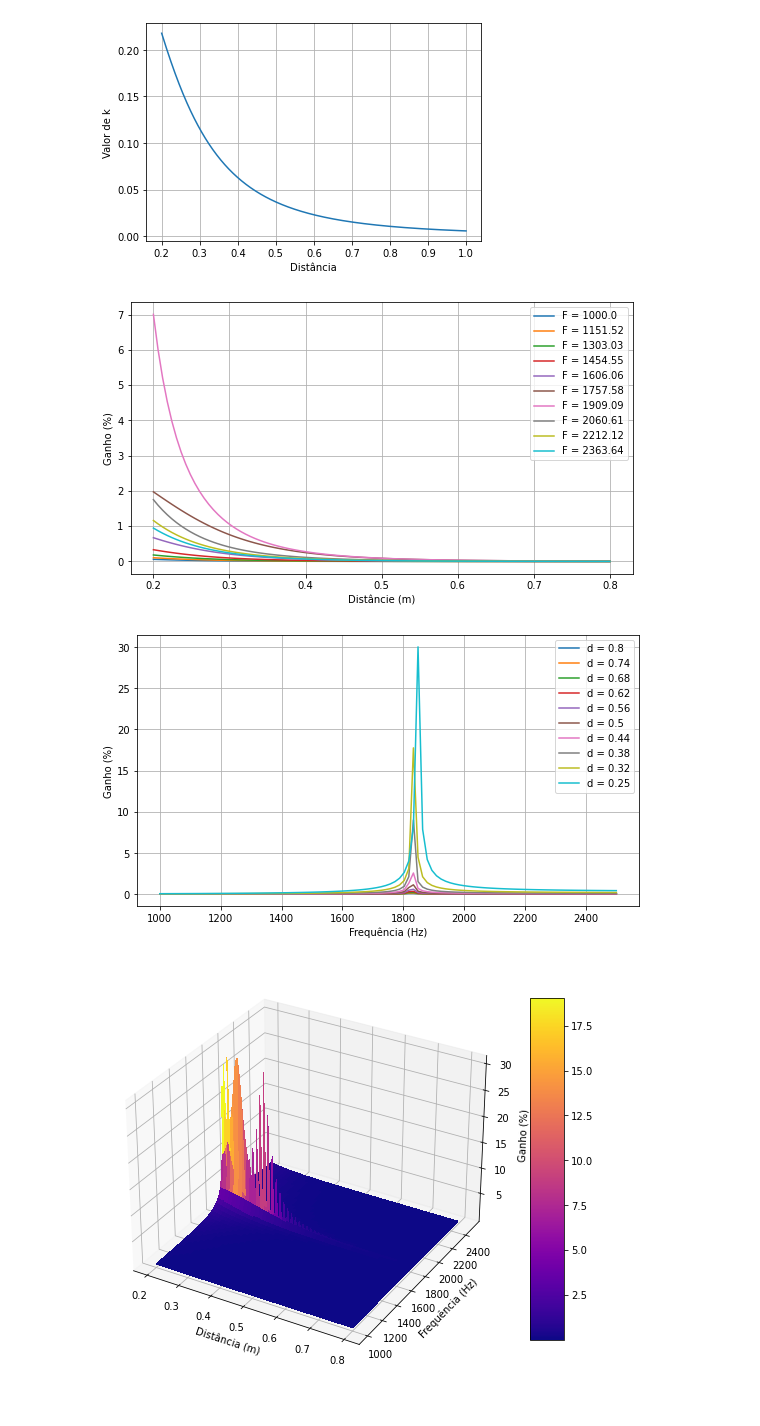
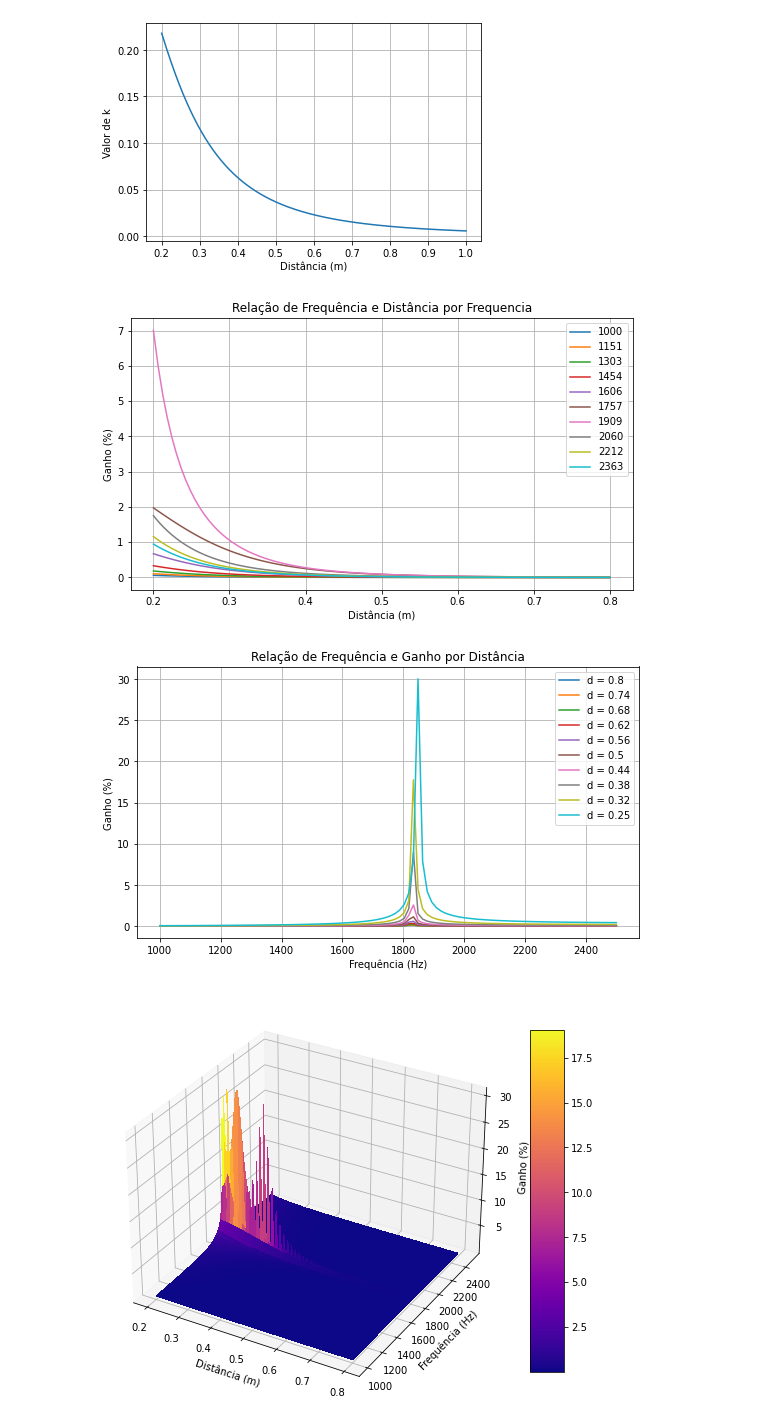
Before and after one commit to DualStream799/Wireless-Power-Transfer-Simulation, a Jupyter notebook: WPT-Simulation.ipynb, the cells around one changed output. Drawn from its saved outputs; the diff is of its cells as text; code cells hidden in the pictures.

Commit message:
plot figures added

```diff
--- a/WPT-Simulation.ipynb
+++ b/WPT-Simulation.ipynb
@@ -180,6 +196,6 @@ plt.show()
 # %%
-def wireless_power_plant(k, w):
-    V = 110        # Tensão da fonte (V)
+def wireless_power_plant(k, w, return_gain=True):
+    V = 15         # Tensão de alimentação da fonte (V)
     L = 300e-3     # Indutor
     C = 1e-6       # Capacitor
 
@@ -187,6 +203,7 @@ def wireless_power_plant(k, w):
     radius = 0.20                # Raio da bobina (m)
     resistivity = 0.025          # Resistividade do fio da bobina (Ohm/m)
     R = 2*pi*radius*resistivity  # Resistencia da bobnia (Ohm)
+
     # Phasorial Representation of all components:
     XR1 = Z_R(R)     # Ohm
     XR2 = Z_R(R)     # Ohm
@@ -213,25 +230,22 @@ def wireless_power_plant(k, w):
     Prc = abs(power(XRC*Irc, Irc))
 
     G = Prc/Pf
-    return G
+    if not return_gain:
+        return abs(I2*XRC)
+    else:
+        return G
 # %%
 def self_inductance(N, R, mi0):
-    # flux = i*pi*e**(-pi) * (4*e**pi + (2**(3/2) - 1)*e**(2**(3/2)) + 1 )*N*R*mi0
-    # return flux/i
-
-    # flux = (i*pi*e**(-pi) * (2**(11/2)*e**pi + (32-2**(7/2))*e**(2**(3/2)) + 2**(7/2) )*N*R*mi0)/(2**(13/2))
     return (pi*e**(-pi) * (2**(11/2)*e**pi + (32-2**(7/2))*e**(2**(3/2)) + 2**(7/2) )*N*R*mi0)/(2**(13/2))
 
-def indutanciaMutua(N,R,mi0,d):
-    # flux=(i1*pi*N*R**2*d*(sqrt(d**2+R**2)-d)*mi0)/((d**2+R**2)**(3/2))
-    # return flux/i1
+def mutual_inductance(N,R,mi0,d):
     return (pi*N*R**2*d*(sqrt(d**2+R**2)-d)*mi0)/((d**2+R**2)**(3/2))
 
 def calcula_k(M,L1,L2):
     return M/sqrt(L1*L2)
 
-def distance_to_k(N, R, mi0, d):
-    m = indutanciaMutua(N,R,mi0,d)
+def convert_d_to_k(N, R, mi0, d):
+    m = mutual_inductance(N,R,mi0,d)
     L1 = self_inductance(N,R,mi0)
     L2 = self_inductance(N,R,mi0)
     k = calcula_k(m,L1,L2)
@@ -242,15 +256,16 @@ N=200
 mi0=4*pi*10e-7
 
 lista_d = np.linspace(R,1,1000)
-lista_k = [ distance_to_k(N, R, mi0, d) for d in lista_d ]
+lista_k = [ convert_d_to_k(N, R, mi0, d) for d in lista_d ]
+plt.plot(lista_d,lista_k)
 
-plt.plot(lista_d,lista_k)
-plt.xlabel("Distância")
+plt.title("")
+plt.xlabel("Distância (m)")
 plt.ylabel("Valor de k")
 plt.grid()
 plt.show()
 # %% [output]
-[figure, old version]
+[figure, new version]
 # %%
 R = 0.2
 N = 200
@@ -262,36 +277,46 @@ lista_w = np.linspace(1000, 2500, 100)
 lista_k = [ distance_to_k(N, R, mi0, d) for d in lista_d ]
 
 matrix_G = np.zeros( (len(lista_w), len(lista_k)) )
+matrix_P = np.zeros( (len(lista_w), len(lista_k)) )
 
 for idx_w in range(len(lista_w)):
     for idx_k in range(len(lista_k)):
         matrix_G[idx_w, idx_k] = wireless_power_plant(lista_k[idx_k], lista_w[idx_w])
+        matrix_P[idx_w, idx_k] = wireless_power_plant(lista_k[idx_k], lista_w[idx_w], return_gain=False)
 # %%
 plt.figure(figsize=(9,5))
 
 for i in range(0,100,10):
-    plt.plot(lista_d, matrix_G[i,:], label="F = {}".format(round(lista_w[i], 2)))
+    plt.plot(lista_d, matrix_G[i,:], label="{}".format(int(lista_w[i])))
 
-plt.xlabel("Distâncie (m)")
+plt.title("Relação de Frequência e Distância por Frequencia")
+plt.xlabel("Distância (m)")
 plt.ylabel("Ganho (%)")
 plt.grid()
 plt.legend()
+
+fig = plt.gcf()
+fig.savefig("gain-distancy-per-frequence.png", transparent=True)
 plt.show()
 # %% [output]
-[figure, old version]
+[figure, new version]
 # %%
 plt.figure(figsize=(9,5))
 
 for i in range(0,100,10):
     plt.plot(lista_w, matrix_G[:,i], label="d = {}".format(round(lista_d[i], 2)))
 
+plt.title("Relação de Frequência e Ganho por Distância")
 plt.xlabel("Frequência (Hz)")
 plt.ylabel("Ganho (%)")
 plt.grid()
 plt.legend()
+
+fig = plt.gcf()
+fig.savefig("gain-frequency-per-distance.png", transparent=True)
 plt.show()
 # %% [output]
-[figure, old version]
+[figure, new version]
 # %%
 X, Y = np.meshgrid(lista_d, lista_w)
 Z = matrix_G
```
Also changed, not shown: parts of 3 cells of this notebook, 4 other files.
